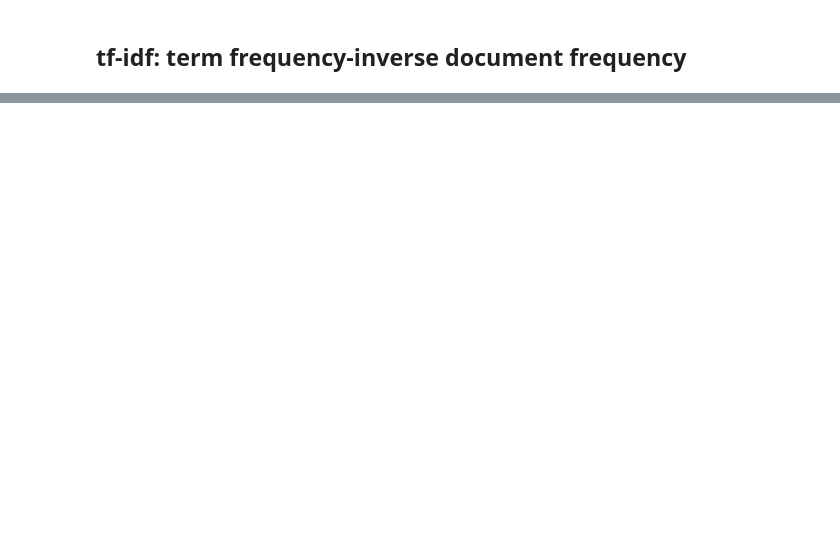
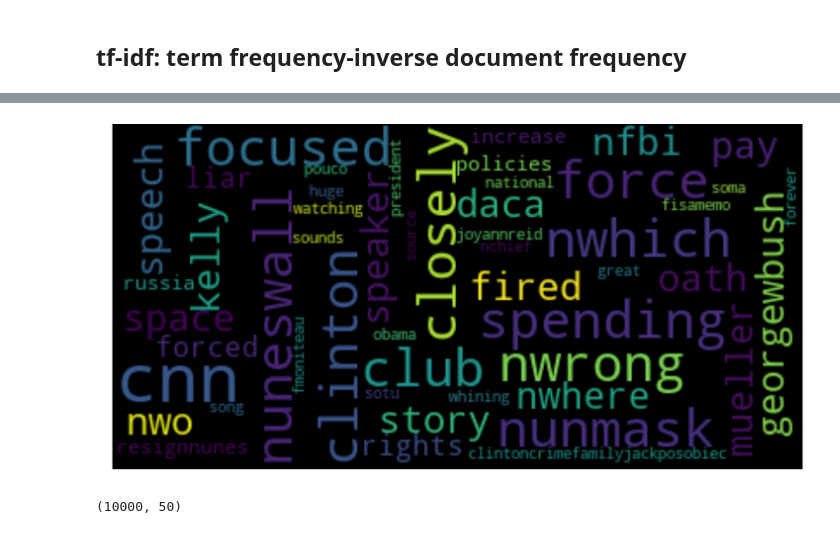
Before and after one commit to alisulas/Russian-Bots-Twitter-Analysis, a Jupyter notebook: BotDetection.ipynb, the cells around one changed output, grey strips where cells are left out. Drawn from its saved outputs; the diff is of its cells as text; code cells hidden in the pictures; blank space fills up the shorter version.

```diff
--- a/BotDetection.ipynb
+++ b/BotDetection.ipynb
@@ -92,0 +145,12 @@ tfidf.tfidf.hist(bins=25, figsize=(15,7))
+# %%
+# 30 tokens with highest tfidf scores (least common)
+plot_word_cloud(tfidf.sort_values(by=['tfidf'], ascending=False).head(40))
+# %% [output]
+[figure, added]
+# %%
+svd = TruncatedSVD(n_components=50, random_state=0)
+svd_tfidf = svd.fit_transform(vecz)
+
+svd_tfidf.shape
+# %% [output]
+(10000, 50)
```
Also changed, not shown: parts of 17 cells of this notebook, 6 other files.
